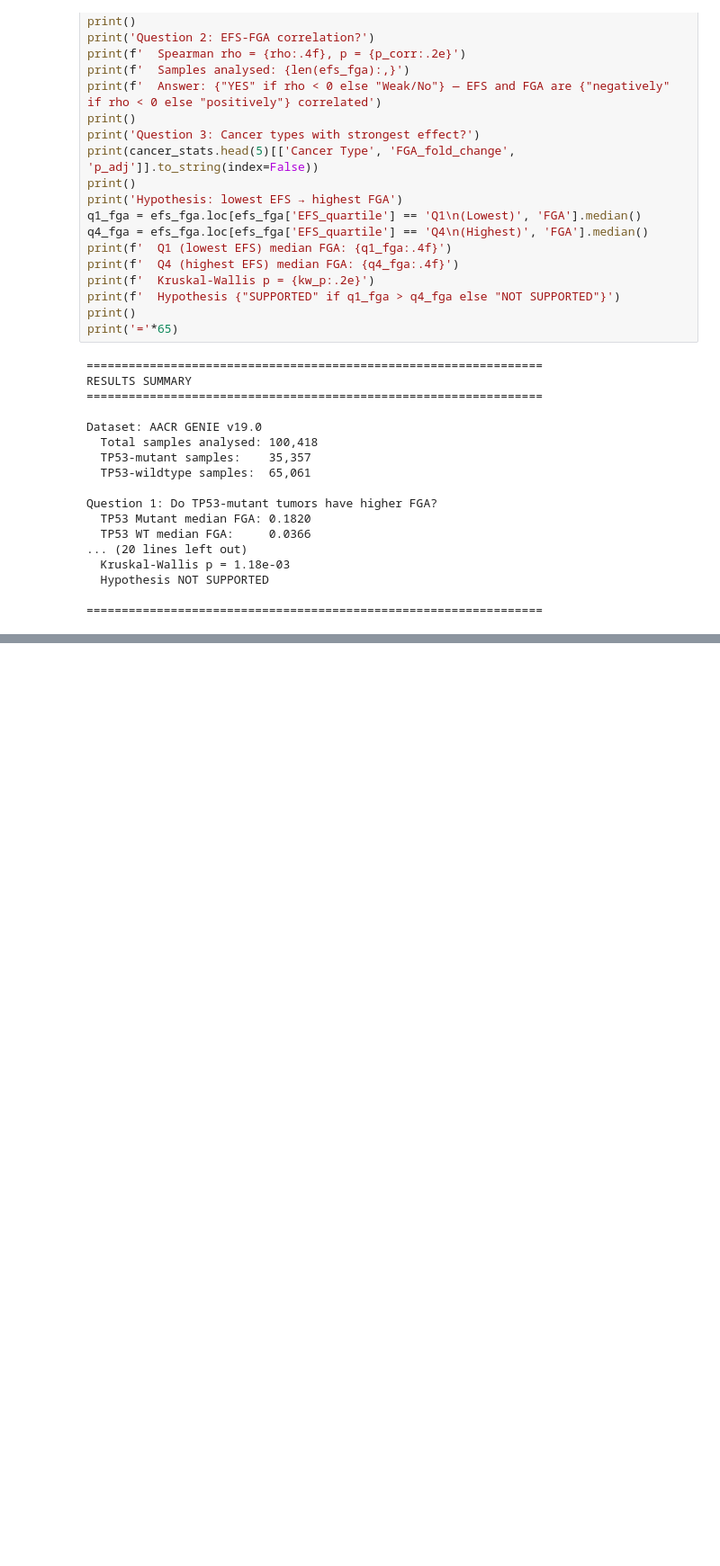
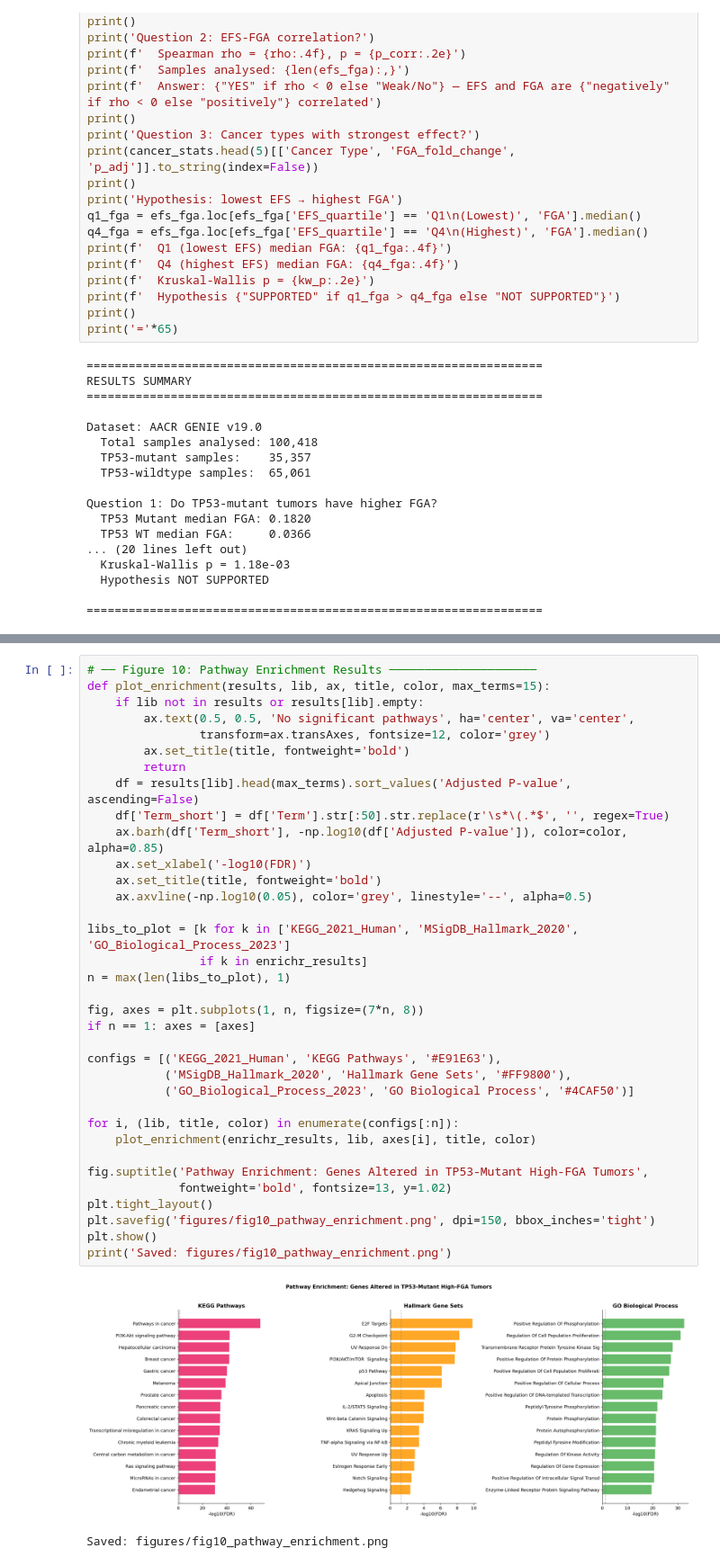
Before and after one commit to OrnitB/cancer_bioinformatics, a Jupyter notebook: project/tp53_cnv_analysis.ipynb, the cells around one changed output, grey strips where cells are left out. Shown at 90% size. Saved outputs shown, nothing was run; the diff lists cells and outputs as text; blank space fills up the shorter version.

```diff
--- a/project/tp53_cnv_analysis.ipynb
+++ b/project/tp53_cnv_analysis.ipynb
@@ -1169,0 +1563,38 @@ Question 1: Do TP53-mutant tumors have higher FGA?
+# %%
+# ── Figure 10: Pathway Enrichment Results ─────────────────────
+def plot_enrichment(results, lib, ax, title, color, max_terms=15):
+    if lib not in results or results[lib].empty:
+        ax.text(0.5, 0.5, 'No significant pathways', ha='center', va='center',
+                transform=ax.transAxes, fontsize=12, color='grey')
+        ax.set_title(title, fontweight='bold')
+        return
+    df = results[lib].head(max_terms).sort_values('Adjusted P-value', ascending=False)
+    df['Term_short'] = df['Term'].str[:50].str.replace(r'\s*\(.*$', '', regex=True)
+    ax.barh(df['Term_short'], -np.log10(df['Adjusted P-value']), color=color, alpha=0.85)
+    ax.set_xlabel('-log10(FDR)')
+    ax.set_title(title, fontweight='bold')
+    ax.axvline(-np.log10(0.05), color='grey', linestyle='--', alpha=0.5)
+
+libs_to_plot = [k for k in ['KEGG_2021_Human', 'MSigDB_Hallmark_2020', 'GO_Biological_Process_2023']
+                if k in enrichr_results]
+n = max(len(libs_to_plot), 1)
+
+fig, axes = plt.subplots(1, n, figsize=(7*n, 8))
+if n == 1: axes = [axes]
+
+configs = [('KEGG_2021_Human', 'KEGG Pathways', '#E91E63'),
+           ('MSigDB_Hallmark_2020', 'Hallmark Gene Sets', '#FF9800'),
+           ('GO_Biological_Process_2023', 'GO Biological Process', '#4CAF50')]
+
+for i, (lib, title, color) in enumerate(configs[:n]):
+    plot_enrichment(enrichr_results, lib, axes[i], title, color)
+
+fig.suptitle('Pathway Enrichment: Genes Altered in TP53-Mutant High-FGA Tumors',
+             fontweight='bold', fontsize=13, y=1.02)
+plt.tight_layout()
+plt.savefig('figures/fig10_pathway_enrichment.png', dpi=150, bbox_inches='tight')
+plt.show()
+print('Saved: figures/fig10_pathway_enrichment.png')
+# %% [output]
+[figure, added]
+Saved: figures/fig10_pathway_enrichment.png
```
Also changed, not shown: parts of 9 cells of this notebook, 5 other files.
